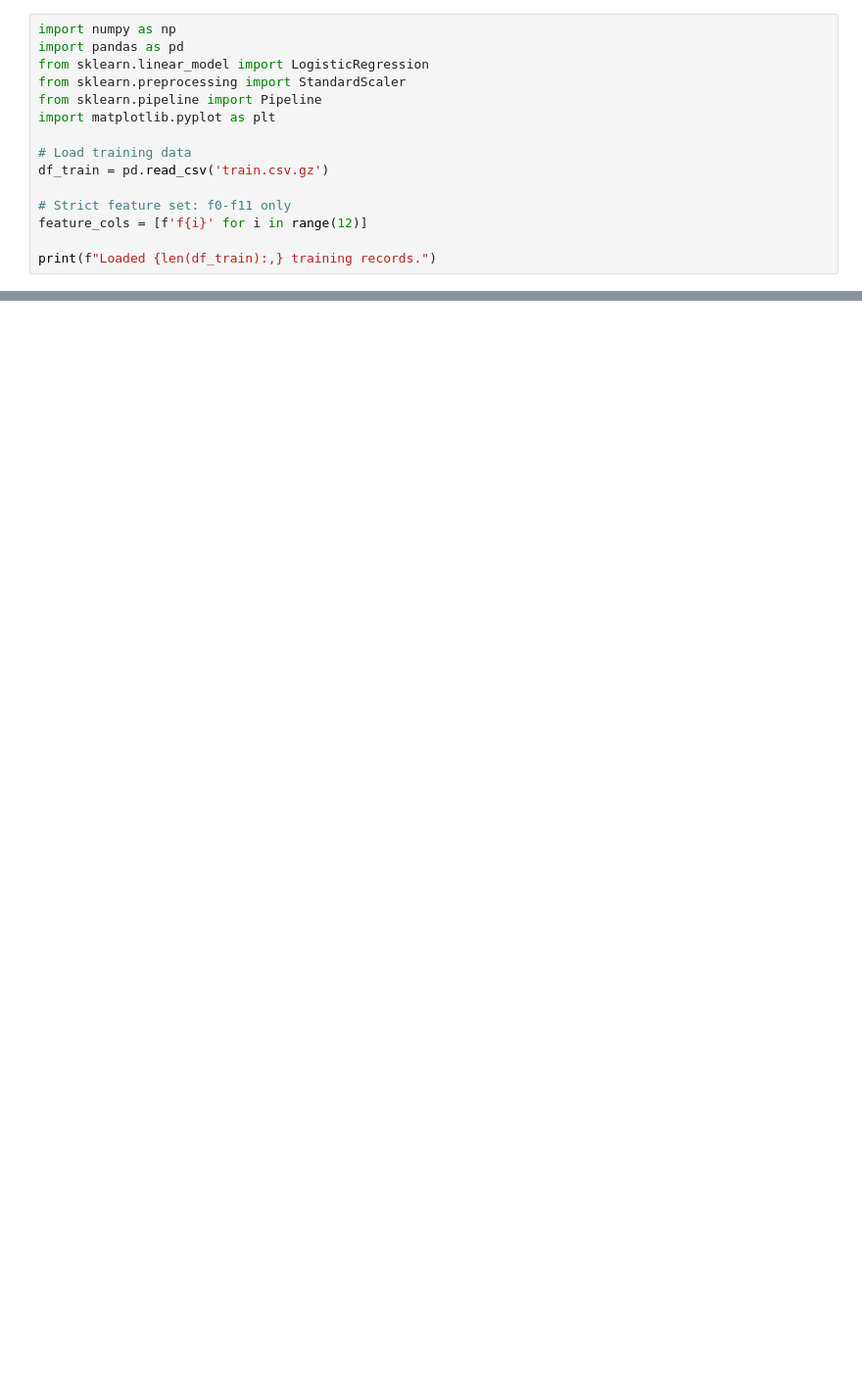
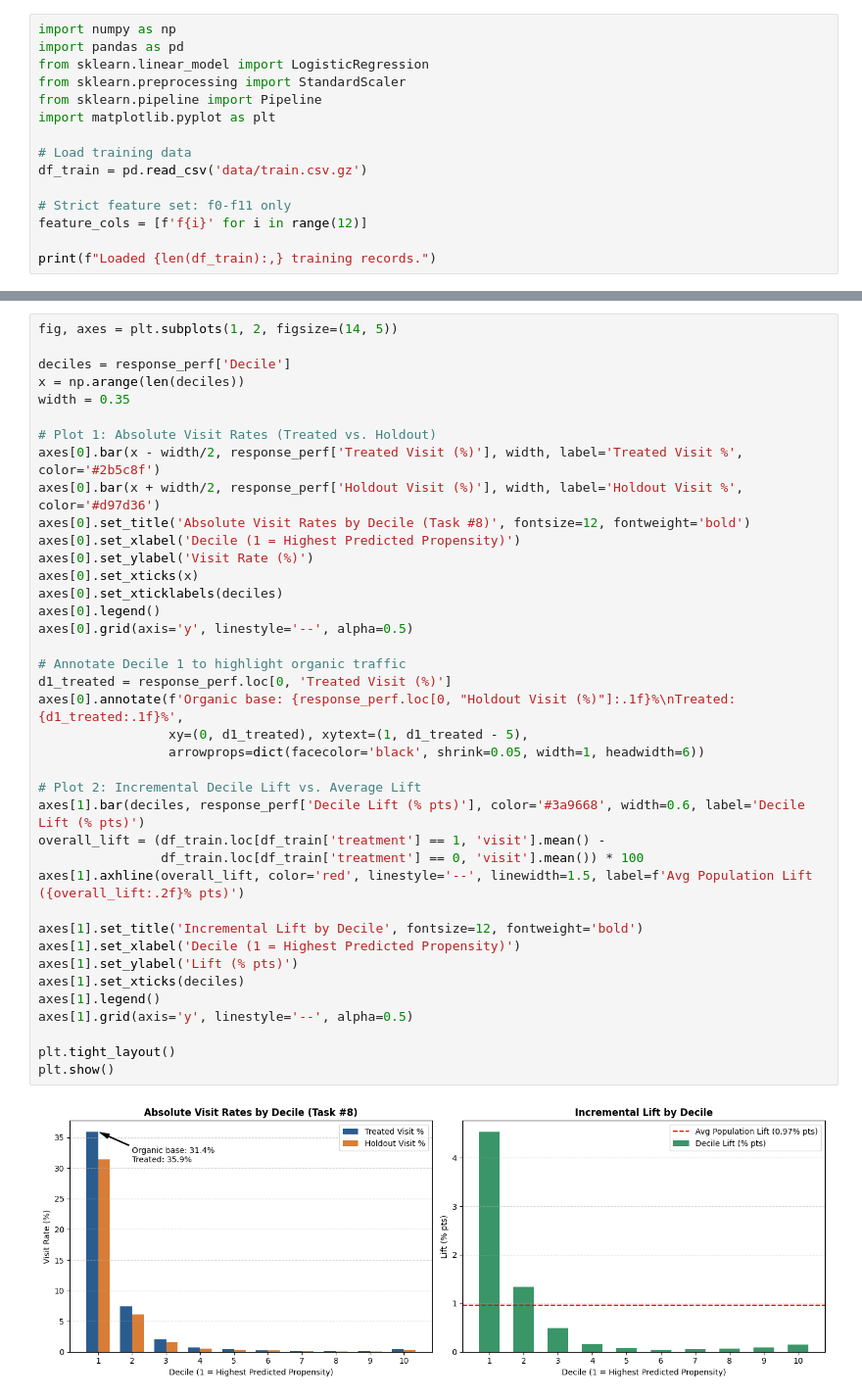
Before and after one commit to Break-Through-Tech/Retail-Media-1B-incrementality-modeling-for-privacy-conscious-retail-media, a Jupyter notebook: standard_response_model.ipynb, the cells around one changed output, grey strips where cells are left out. Shown at 98% size. Saved outputs shown, nothing was run; the diff lists cells and outputs as text; blank space fills up the shorter version.

```diff
--- a/standard_response_model.ipynb
+++ b/standard_response_model.ipynb
@@ -7,7 +7,7 @@ from sklearn.pipeline import Pipeline
 import matplotlib.pyplot as plt
 
 # Load training data
-df_train = pd.read_csv('train.csv.gz')
+df_train = pd.read_csv('data/train.csv.gz')
 
 # Strict feature set: f0-f11 only
 feature_cols = [f'f{i}' for i in range(12)]
@@ -17,0 +139,41 @@ ModuleNotFoundError: No module named 'sklearn'
+# %%
+fig, axes = plt.subplots(1, 2, figsize=(14, 5))
+
+deciles = response_perf['Decile']
+x = np.arange(len(deciles))
+width = 0.35
+
+# Plot 1: Absolute Visit Rates (Treated vs. Holdout)
+axes[0].bar(x - width/2, response_perf['Treated Visit (%)'], width, label='Treated Visit %', color='#2b5c8f')
+axes[0].bar(x + width/2, response_perf['Holdout Visit (%)'], width, label='Holdout Visit %', color='#d97d36')
+axes[0].set_title('Absolute Visit Rates by Decile (Task #8)', fontsize=12, fontweight='bold')
+axes[0].set_xlabel('Decile (1 = Highest Predicted Propensity)')
+axes[0].set_ylabel('Visit Rate (%)')
+axes[0].set_xticks(x)
+axes[0].set_xticklabels(deciles)
+axes[0].legend()
+axes[0].grid(axis='y', linestyle='--', alpha=0.5)
+
+# Annotate Decile 1 to highlight organic traffic
+d1_treated = response_perf.loc[0, 'Treated Visit (%)']
+axes[0].annotate(f'Organic base: {response_perf.loc[0, "Holdout Visit (%)"]:.1f}%\nTreated: {d1_treated:.1f}%',
+                 xy=(0, d1_treated), xytext=(1, d1_treated - 5),
+                 arrowprops=dict(facecolor='black', shrink=0.05, width=1, headwidth=6))
+
+# Plot 2: Incremental Decile Lift vs. Average Lift
+axes[1].bar(deciles, response_perf['Decile Lift (% pts)'], color='#3a9668', width=0.6, label='Decile Lift (% pts)')
+overall_lift = (df_train.loc[df_train['treatment'] == 1, 'visit'].mean() -
+                df_train.loc[df_train['treatment'] == 0, 'visit'].mean()) * 100
+axes[1].axhline(overall_lift, color='red', linestyle='--', linewidth=1.5, label=f'Avg Population Lift ({overall_lift:.2f}% pts)')
+
+axes[1].set_title('Incremental Lift by Decile', fontsize=12, fontweight='bold')
+axes[1].set_xlabel('Decile (1 = Highest Predicted Propensity)')
+axes[1].set_ylabel('Lift (% pts)')
+axes[1].set_xticks(deciles)
+axes[1].legend()
+axes[1].grid(axis='y', linestyle='--', alpha=0.5)
+
+plt.tight_layout()
+plt.show()
+# %% [output]
+[figure, added]
```
Also changed, not shown: parts of 7 cells of this notebook.
